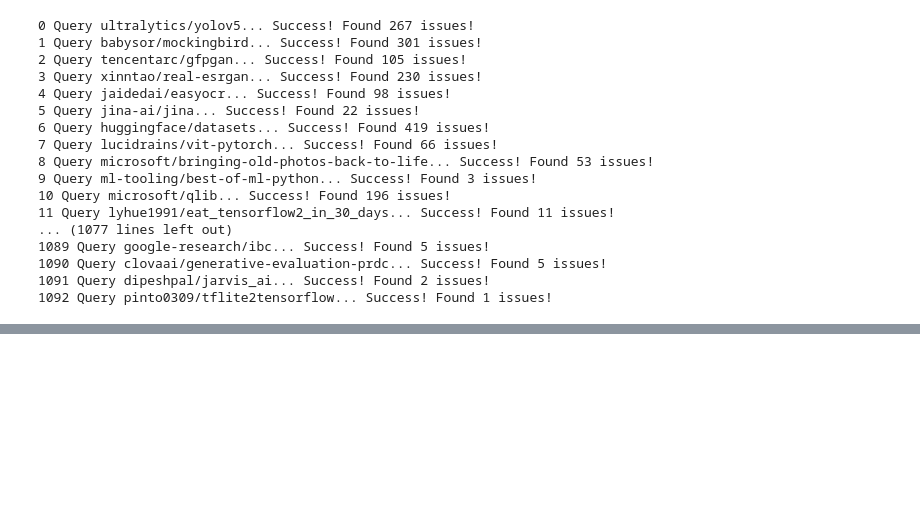
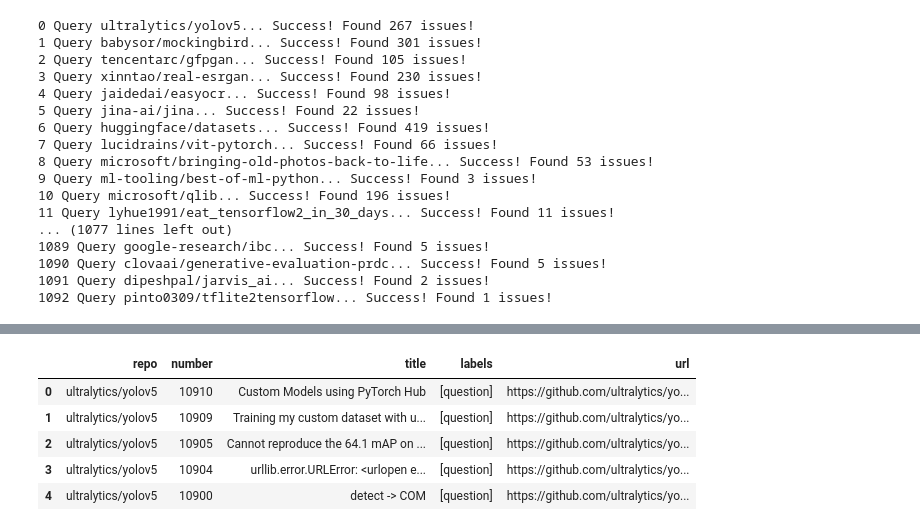
Before and after one commit to JetBrains-Research/nn-design-smells, a Jupyter notebook: github-scrap/GitHubScrap.ipynb, the cells around one changed output, grey strips where cells are left out. Saved outputs shown, nothing was run; the diff lists cells and outputs as text; code cells hidden in the pictures; blank space fills up the shorter version.

```diff
--- a/github-scrap/GitHubScrap.ipynb
+++ b/github-scrap/GitHubScrap.ipynb
@@ -257,0 +276,10 @@ with open('ml_issues.jsonl', 'a') as f_object:
+# %%
+issues_df = pd.read_json("json/ml_issues.jsonl", orient="records", lines=True)
+issues_df.head()
+# %% [output]
+|  | repo | number | title | labels | url |
+| 0 | ultralytics/yolov5 | 10910 | Custom Models using PyTorch Hub | [question] | https://github.com/ultralytics/yo... |
+| 1 | ultralytics/yolov5 | 10909 | Training my custom dataset with u... | [question] | https://github.com/ultralytics/yo... |
+| 2 | ultralytics/yolov5 | 10905 | Cannot reproduce the 64.1 mAP on ... | [question] | https://github.com/ultralytics/yo... |
+| 3 | ultralytics/yolov5 | 10904 | urllib.error.URLError: <urlopen e... | [question] | https://github.com/ultralytics/yo... |
+| 4 | ultralytics/yolov5 | 10900 | detect -> COM | [question] | https://github.com/ultralytics/yo... |
```
Also changed, not shown: parts of 10 cells of this notebook, 1 other file.
